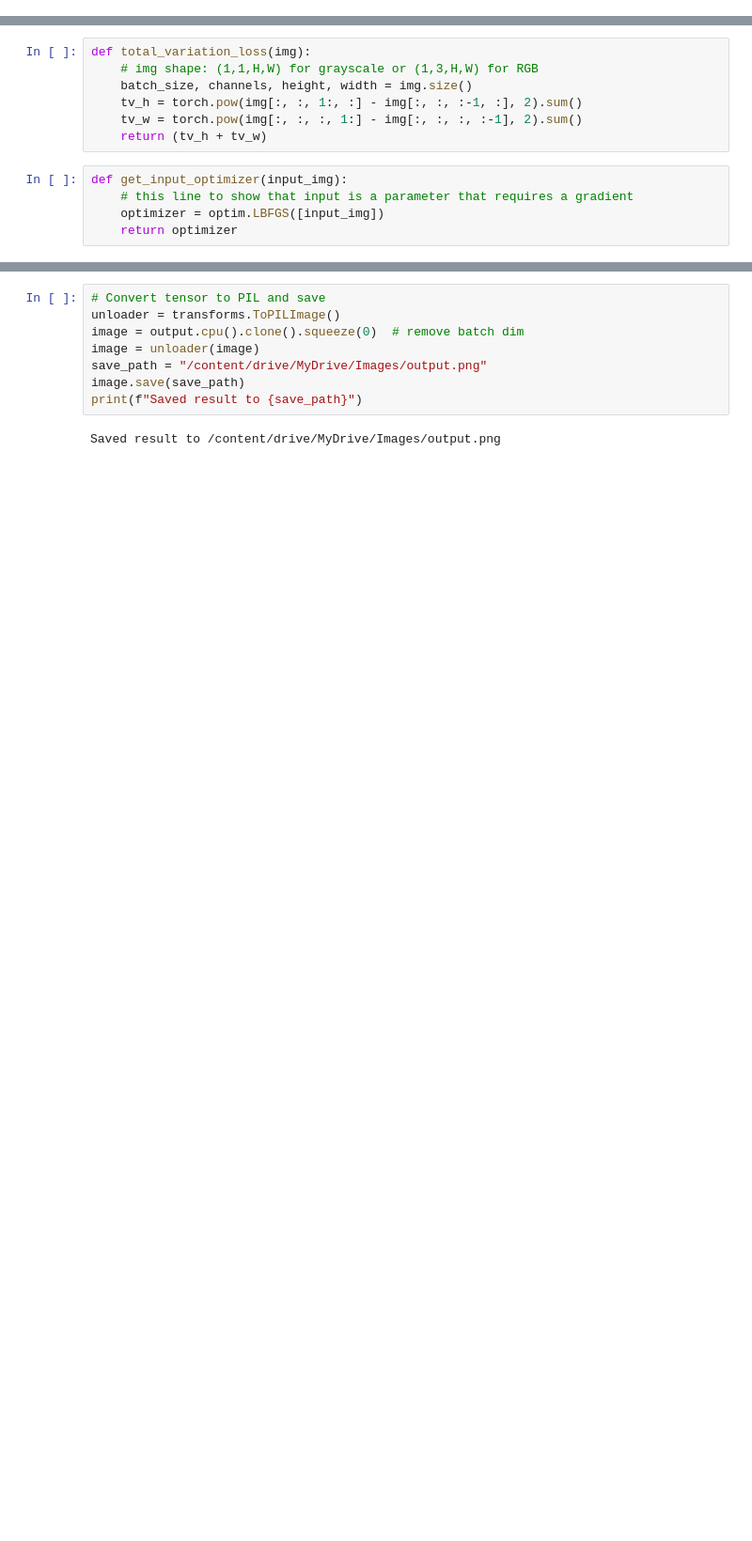
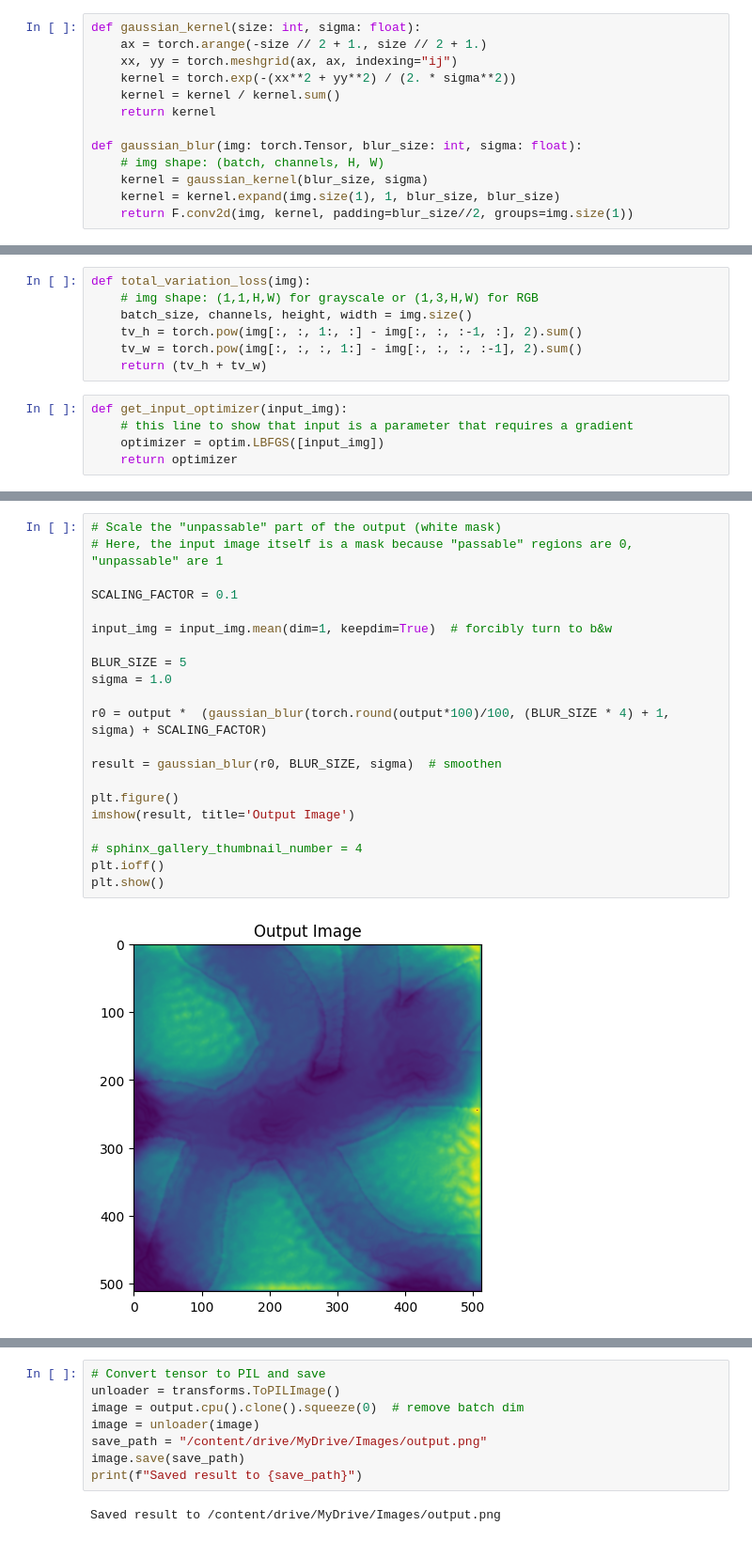
Before and after one commit to G-Chist/terrain-generation-research, a Jupyter notebook: src/py/NeuralStyleTransfer.ipynb, the cells around one changed output, grey strips where cells are left out. Shown at 94% size. Drawn from its saved outputs; the diff is of its cells as text; blank space fills up the shorter version.

Commit message:
Some nice post-processing w/ gaussian blur and exaggeration

```diff
--- a/src/py/NeuralStyleTransfer.ipynb
+++ b/src/py/NeuralStyleTransfer.ipynb
@@ -27,6 +27,19 @@ from google.colab import drive
 drive.mount('/content/drive')
 # %% [output]
 Drive already mounted at /content/drive; to attempt to forcibly remount, call drive.mount("/content/drive", force_remount=True).
+# %%
+def gaussian_kernel(size: int, sigma: float):
+    ax = torch.arange(-size // 2 + 1., size // 2 + 1.)
+    xx, yy = torch.meshgrid(ax, ax, indexing="ij")
+    kernel = torch.exp(-(xx**2 + yy**2) / (2. * sigma**2))
+    kernel = kernel / kernel.sum()
+    return kernel
+
+def gaussian_blur(img: torch.Tensor, blur_size: int, sigma: float):
+    # img shape: (batch, channels, H, W)
+    kernel = gaussian_kernel(blur_size, sigma)
+    kernel = kernel.expand(img.size(1), 1, blur_size, blur_size)
+    return F.conv2d(img, kernel, padding=blur_size//2, groups=img.size(1))
 # %%
 # desired size of the output image
 imsize = 512 if torch.cuda.is_available() else 128  # smaller if no GPU
@@ -318,3 +351,26 @@ Style Loss : 1.006153 Content Loss: 1.178717 TV Loss: 1.063674
+# %%
+# Scale the "unpassable" part of the output (white mask)
+# Here, the input image itself is a mask because "passable" regions are 0, "unpassable" are 1
+
+SCALING_FACTOR = 0.1
+
+input_img = input_img.mean(dim=1, keepdim=True)  # forcibly turn to b&w
+
+BLUR_SIZE = 5
+sigma = 1.0
+
+r0 = output *  (gaussian_blur(torch.round(output*100)/100, (BLUR_SIZE * 4) + 1, sigma) + SCALING_FACTOR)
+
+result = gaussian_blur(r0, BLUR_SIZE, sigma)  # smoothen
+
+plt.figure()
+imshow(result, title='Output Image')
+
+# sphinx_gallery_thumbnail_number = 4
+plt.ioff()
+plt.show()
+# %% [output]
+[figure, added]
 # %%
 def tensor_to_array(img):
     if isinstance(img, torch.Tensor):
```
Also changed, not shown: parts of 7 cells of this notebook.
